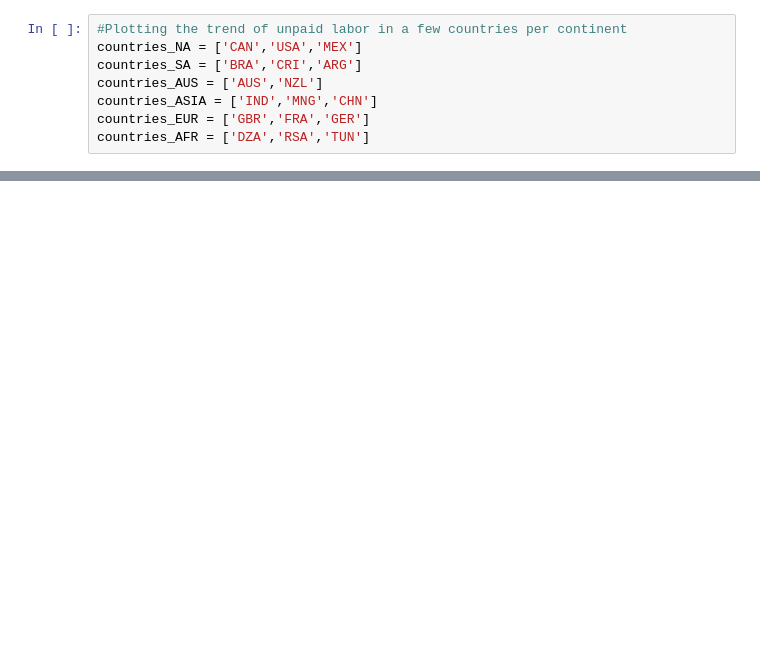
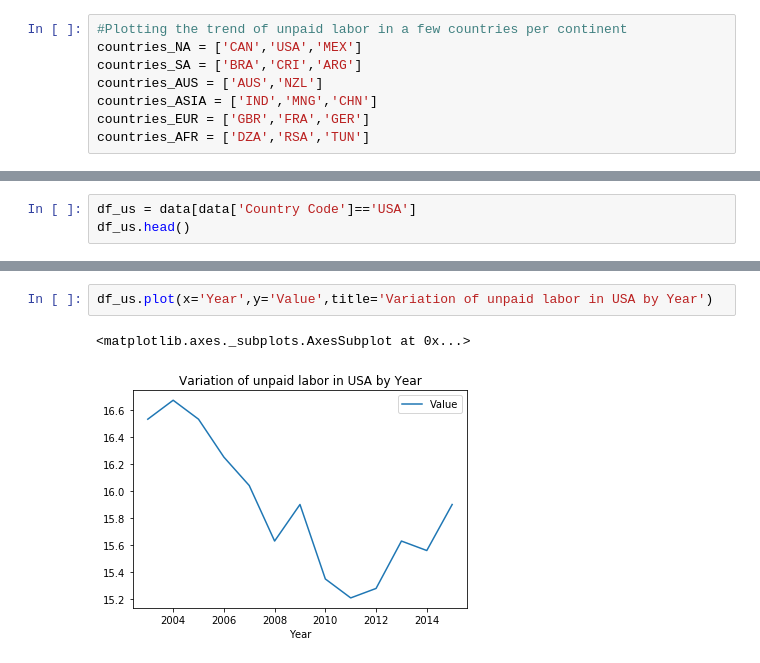
Before and after one commit to anusreeb/unpaid-labor-women, a Jupyter notebook: Unpaid_labor_investigation.ipynb, the cells around one changed output, grey strips where cells are left out. Cells and saved outputs as stored; diff of their text form; blank space fills up the shorter version.

Commit message:
adding some graphs for north america

```diff
--- a/Unpaid_labor_investigation.ipynb
+++ b/Unpaid_labor_investigation.ipynb
@@ -33,0 +40,3 @@ countries_AFR = ['DZA','RSA','TUN']
+# %%
+df_us = data[data['Country Code']=='USA']
+df_us.head()
@@ -33,0 +50,5 @@ countries_AFR = ['DZA','RSA','TUN']
+# %%
+df_us.plot(x='Year',y='Value',title='Variation of unpaid labor in USA by Year')
+# %% [output]
+<matplotlib.axes._subplots.AxesSubplot at 0x...>
+[figure, added]
```
Also changed, not shown: parts of 7 cells of this notebook.
